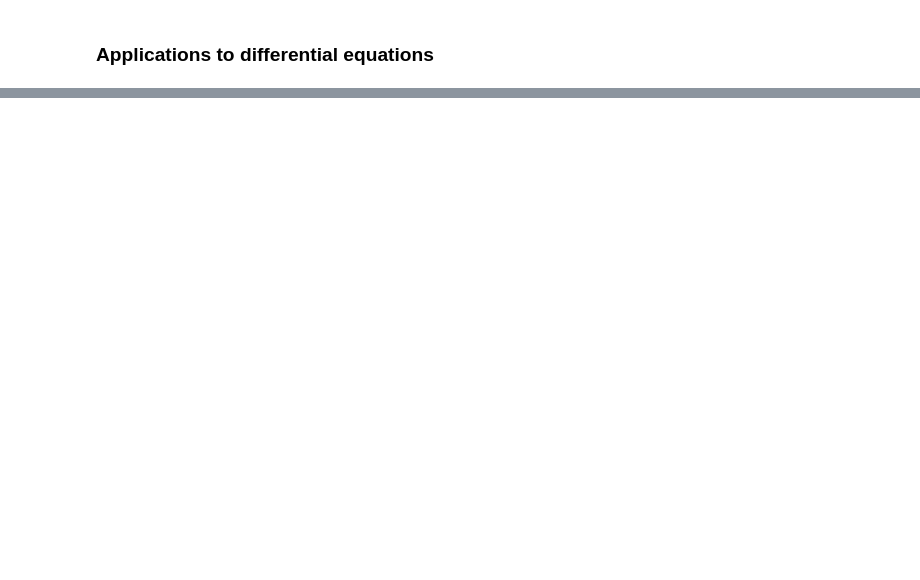
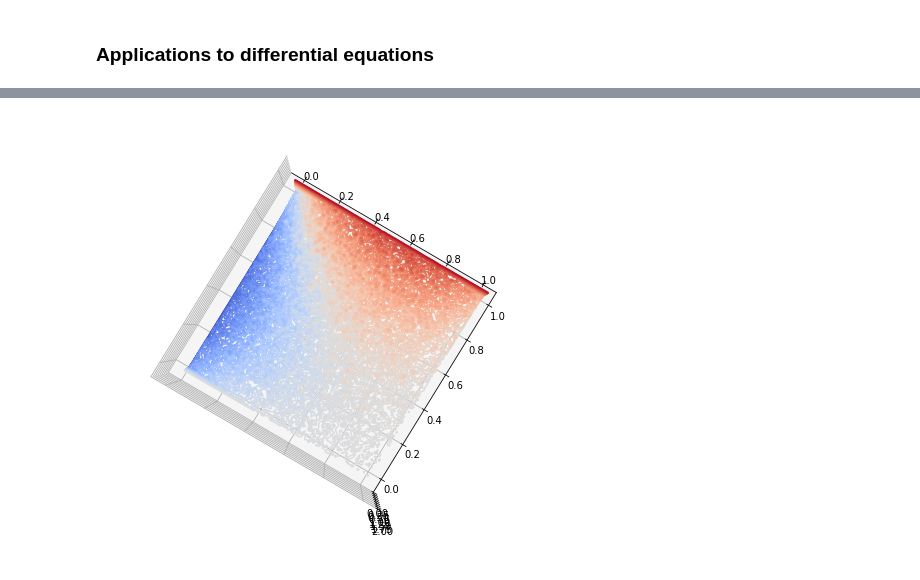
Before and after one commit to kevinrchilders/stochastics, a Jupyter notebook: stochastics.ipynb, the cells around one changed output, grey strips where cells are left out. Saved outputs shown, nothing was run; the diff lists cells and outputs as text; code cells hidden in the pictures; blank space fills up the shorter version.

```diff
--- a/stochastics.ipynb
+++ b/stochastics.ipynb
@@ -564,0 +608,5 @@ Average measure over 10,000 samples:  1.9971969
+# %%
+ax.view_init(90)
+fig
+# %% [output]
+[figure, added]
```
Also changed, not shown: parts of 12 cells of this notebook.
